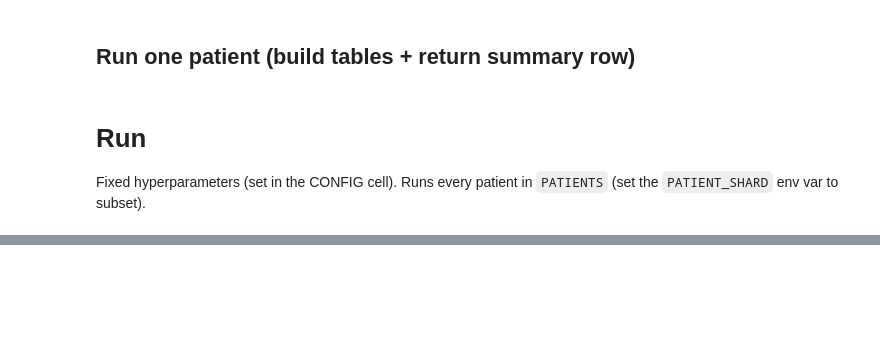
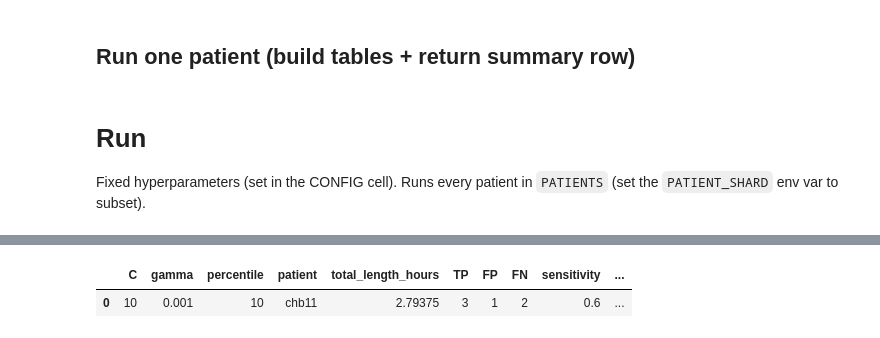
Before and after one commit to ritzww/THESIS_Directed_Connectivity_and_Data_Leakage_In_EEG_Seizure_Detection, a Jupyter notebook: 12. Ablatian Model Complete.ipynb, the cells around one changed output, grey strips where cells are left out. Cells and saved outputs as stored; diff of their text form; code cells hidden in the pictures; blank space fills up the shorter version.

```diff
--- a/12. Ablatian Model Complete.ipynb
+++ b/12. Ablatian Model Complete.ipynb
@@ -71,7 +71,7 @@ N_FEATURES      = 1530             # used only to detect transposed arrays
 # --- FIXED hyperparameters (no per-fold CV search) ---
 # C, gamma and the feature-selection percentile are FIXED here and used as-is
 # for every fold. Change these three values to run a different configuration.
-cfg = {"C": 1, "gamma": 0.001, "percentile": 10}
+cfg = {"C": 10, "gamma": 0.001, "percentile": 10}
 
 # --- windowing (must match feature extraction) ---
 WINDOW_LEN = 10.0
@@ -88,7 +88,7 @@ FP_PER_DAY_BUDGET = 5                           # a-priori FP/day ceiling
 #   (Loop 1). Non-seizure records are NOT tested, so event-level FP/day and
 #   specificity come solely from the interictal windows inside seizure records.
 # False -> also run Loop 2 (true LONO over non-seizure records), as before.
-TEST_ON_SEIZURE_ONLY = True
+TEST_ON_SEIZURE_ONLY = False
 
 # Inner CV used ONLY to pick the operating point (thr + k) per outer fold,
 # computed on records that EXCLUDE the held-out test record -> leakage-free.
@@ -112,7 +112,7 @@ SZCORE_PARAMS = scoring.EventScoring.Parameters(
 #                        SEIZ_MARGIN_SEC interictal padding each side) and the
 #                        non-seizure records fill the remainder up to
 #                        MAX_TRAIN_WINDOWS (contiguous per-record blocks).
-UNDERSAMPLE       = False
+UNDERSAMPLE       = True
 MAX_TRAIN_WINDOWS = 20000     # total training windows  (used only if UNDERSAMPLE)
 SEIZ_MARGIN_SEC   = 300.0     # interictal padding each side of seizure span (UNDERSAMPLE); design choice, not a fixed standard
 SUBSAMPLE_SEED    = 0         # deterministic per-record seed (UNDERSAMPLE)
@@ -134,7 +134,7 @@ def make_pipe(cfg):
         ("scale",  StandardScaler()),
         ("select", SelectPercentile(f_classif, percentile=cfg["percentile"])),
         ("svm",    SVC(kernel="rbf", C=cfg["C"], gamma=cfg["gamma"],
-                       class_weight='balanced', cache_size=1024)),  # CHANGED: RAM-safe across workers
+                       class_weight=None, cache_size=1024)),  # CHANGED: RAM-safe across workers
     ])
 # %% [markdown]
 ## Load one patient
@@ -1188,0 +1392,55 @@ summary_df
+# %%
+PATIENT = "chb11"          # <-- the single patient to run
+
+print(f"fixed hyperparameters  |  patient = {PATIENT}")
+
+SUMMARY_CSV = f"RESULTS_SUMMARY_{PATIENT}.csv"
+SEGMENT_CSV = f"SEGMENT_PER_RECORD_{PATIENT}.csv"
+
+all_summaries, all_segments = [], []
+
+for patient in [PATIENT]:
+    try:
+        srow, segrows = run_patient(patient, cfg)
+
+        if srow is not None:
+            all_summaries.append(srow)
+            all_segments.extend(segrows)
+
+        pd.DataFrame(all_summaries).to_csv(SUMMARY_CSV, index=False)
+        pd.DataFrame(all_segments).to_csv(SEGMENT_CSV, index=False)
+
+        print(f"  >>> SAVED [{patient}] -> {SUMMARY_CSV}", flush=True)
+
+    except Exception as e:
+        print(f"[{patient}] FAILED: {type(e).__name__}: {e}")
+        continue
+
+# final write
+summary_df = pd.DataFrame(all_summaries)
+summary_df.to_csv(SUMMARY_CSV, index=False)
+pd.DataFrame(all_segments).to_csv(SEGMENT_CSV, index=False)
+
+print(f"\nWrote {SUMMARY_CSV}")
+
+# pooled metrics
+if len(summary_df):
+    TP = summary_df.TP.sum()
+    FP = summary_df.FP.sum()
+    FN = summary_df.FN.sum()
+    total_hours = summary_df.total_length_hours.sum()
+
+    pooled = pd.DataFrame([{
+        "TP": TP,
+        "FP": FP,
+        "FN": FN,
+        "sensitivity": TP/(TP+FN) if (TP+FN) else float("nan"),
+        "precision": TP/(TP+FP) if (TP+FP) else float("nan"),
+        "FP/day": FP/(total_hours/24) if total_hours else float("nan"),
+    }])
+
+    print("\nPooled event-level:")
+    print(pooled.to_string(index=False))
+
+summary_df
+# %% [output]
@@ -1188,0 +1463,2 @@ summary_df
+|  | C | gamma | percentile | patient | total_length_hours | TP | FP | FN | sensitivity | ... |
+| 0 | 10 | 0.001 | 10 | chb11 | 2.79375 | 3 | 1 | 2 | 0.6 | ... |
```
Also changed, not shown: parts of 24 cells of this notebook, 1 other file.
